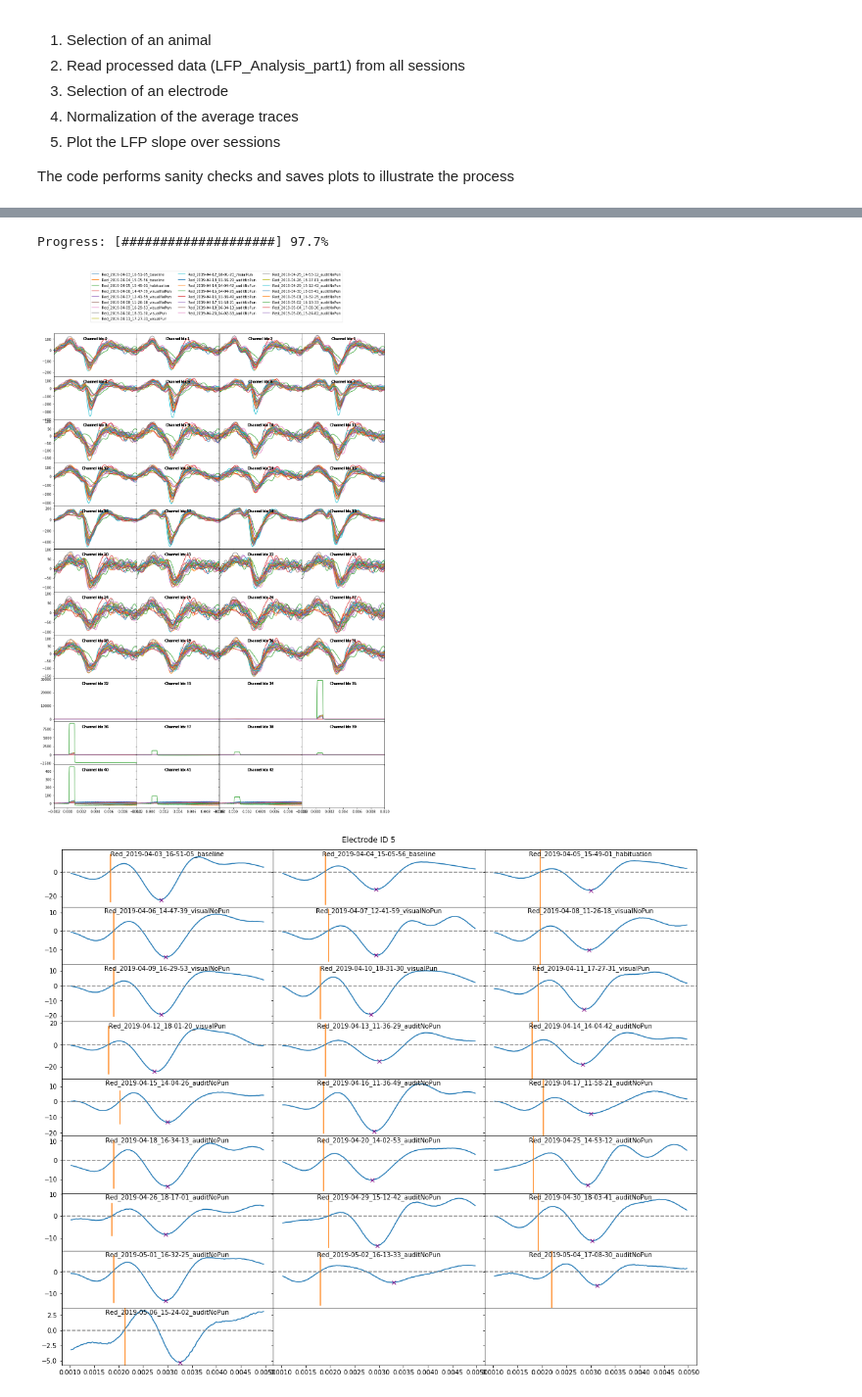
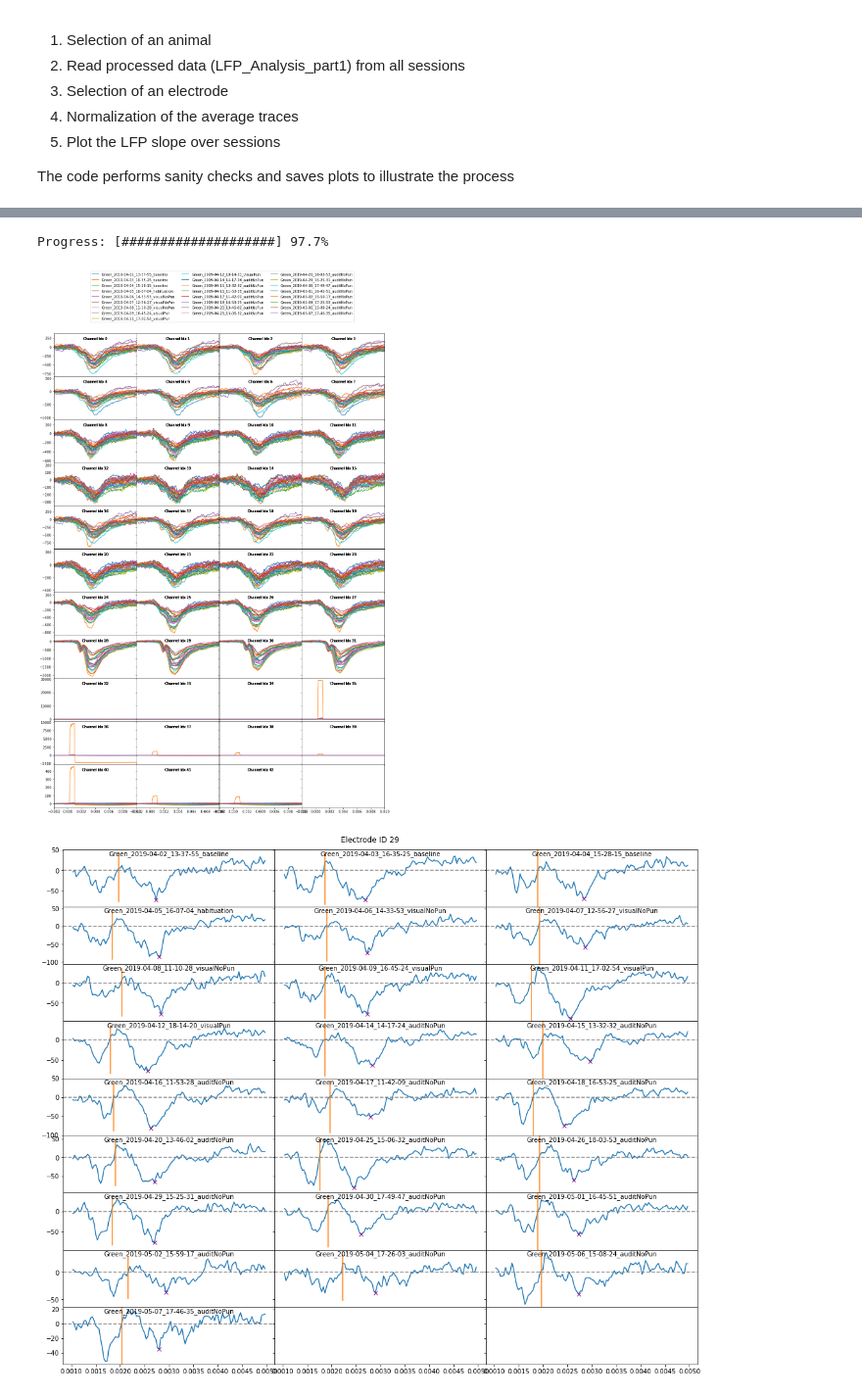
Before and after one commit to HernandoMV/OpenEphys_Analysis, a Jupyter notebook: LFP_Analysis_part2.ipynb, the cells around one changed output, grey strips where cells are left out. Shown at 98% size. Cells and saved outputs as stored; diff of their text form; code cells hidden in the pictures.

```diff
--- a/LFP_Analysis_part2.ipynb
+++ b/LFP_Analysis_part2.ipynb
@@ -30,7 +30,7 @@ import quantities as pq
 import pdb
 # %%
 # 1 and 2. Selection of an animal and retrieval of data
-AnimalID = 'Red'
+AnimalID = 'Green'
 GeneralDataDir = '/mnt/c/Users/herny/Desktop/SWC/Data/Ephys_data/LFP_Recordings/'
 # Load those pickle files that correspond to the animal and that are from Analysis part 1
 SessionsAverages = [] # to store the data
@@ -90,10 +90,10 @@ fig.legend(handles, labels, loc=(0.15,0.90), ncol=3)
 fig.savefig(OutPutDir + 'ChannelsSummary.pdf', transparent=True)
 # %% [output]
 Progress: [####################] 97.7%
-[figure, old version]
+[figure, new version]
 # %%
 # Now, select an electrode, find the derivative and other features and check correlations
-ElectrodeID = 5
+ElectrodeID = 29
 
 # Restart lists (necesary if running this again after the cells below)
 FilesDates = parseTitlesForDates(FileNames)
@@ -113,13 +113,14 @@ for j in range(len(SessionsAverages)):
 
 Derivatives = np.diff(ElectrodeLFPData, axis = 1)
 
-# for the minima of the ChR2 bump, find the first ascending 0 cross of the derivative
+# for the minima of the ChR2 bump, find the first ascending 0 cross of the derivative after a specified time
+MinChR2LowThr = 0.0015
 MinChR2List = []
 MinChR2ListIdx = []
 MinChR2ListTime = []
 for j in range(len(Derivatives)):
     for i in range(len(Derivatives[j])):
-        if np.logical_and(Derivatives[j][i+1]>=0, Derivatives[j][i] < 0):
+        if np.logical_and(np.logical_and(Derivatives[j][i+1]>=0, Derivatives[j][i] < 0), ElectrodeLFPTimes[j][i] > MinChR2LowThr):
             MinChR2ListTime.append(ElectrodeLFPTimes[j][i+1])
             MinChR2List.append(ElectrodeLFPData[j][i+1])
             MinChR2ListIdx.append(i+1)
@@ -127,34 +128,34 @@ for j in range(len(Derivatives)):
 
 
 # for the maximum slope of the LFP, find the biggest minima after that
 DerMin = []
 DerMinIdx = []
 DerMinTime = []
 for j in range(len(Derivatives)):
     peaks, _ = find_peaks(-1 * Derivatives[j])
     peaks = peaks[peaks>MinChR2ListIdx[j]]
     DerMin.append(np.min(Derivatives[j][peaks]))
     DerMinIdx.append(peaks[np.argmin(Derivatives[j][peaks])])
     DerMinTime.append(ElectrodeLFPTimes[j][DerMinIdx[j]])
 
 
 fig, axs = plt.subplots(math.ceil(len(Derivatives)/3), 3, figsize=(18,15), facecolor='w', edgecolor='k', sharex=True, sharey='row')
 fig.subplots_adjust(hspace = .001, wspace=.001)
 axs = axs.ravel()
 plt.suptitle('Electrode ID ' + str(ElectrodeID), y=0.9, x=0.5)
 for j in range(len(Derivatives)):
     axs[j].plot(ElectrodeLFPTimes[j][:-1], Derivatives[j])
     axs[j].plot(DerMinTime[j], DerMin[j], "x", color = 'purple')
     #axs[j].plot(MinChR2ListTime[j], MinChR2List[j], "x", color = 'purple')
     axvlines(MinChR2ListTime[j], ax = axs[j])
     axs[j].axhline(0, color="gray", linestyle = '--')
     #axs[j].set_xlim(0.001, 0.002)
     axs[j].text(.5,.9,ShortFileNames[j], horizontalalignment='center', transform=axs[j].transAxes)
 
 fig.savefig(OutPutDir + 'ChannelID-' + str(ElectrodeID) + '_derivatives.pdf', transparent=True)
 plt.show()
 # %% [output]
-[figure, old version]
+[figure, new version]
 # %%
 # Remove experiments in which the shape is not correct
 ExpToRemove = []
```
Also changed, not shown: parts of 6 cells of this notebook, 2 other files.
